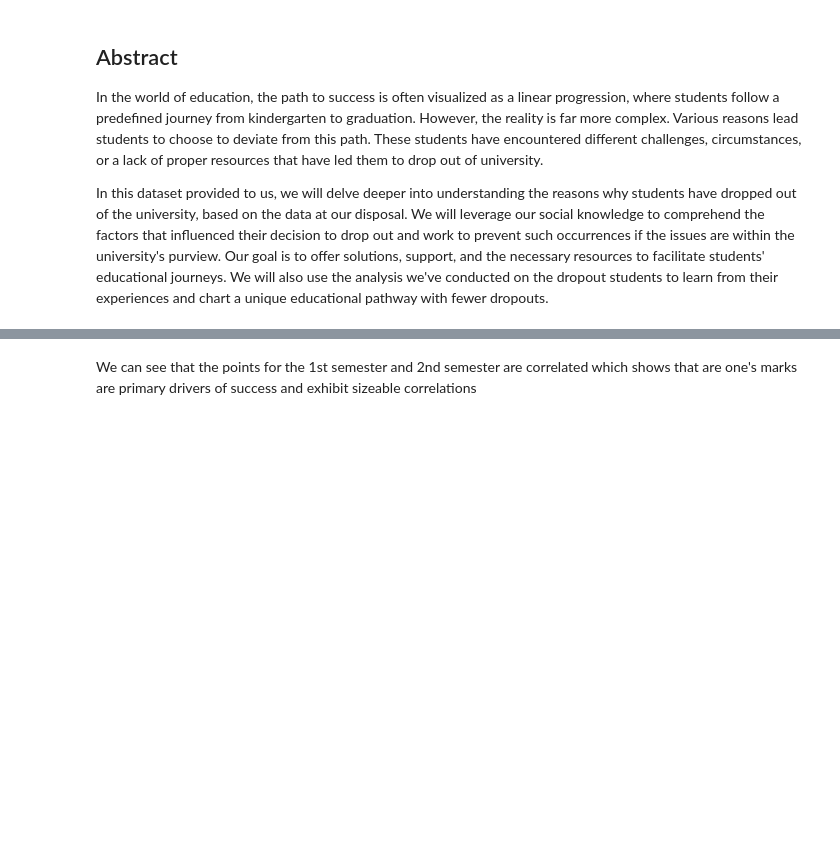
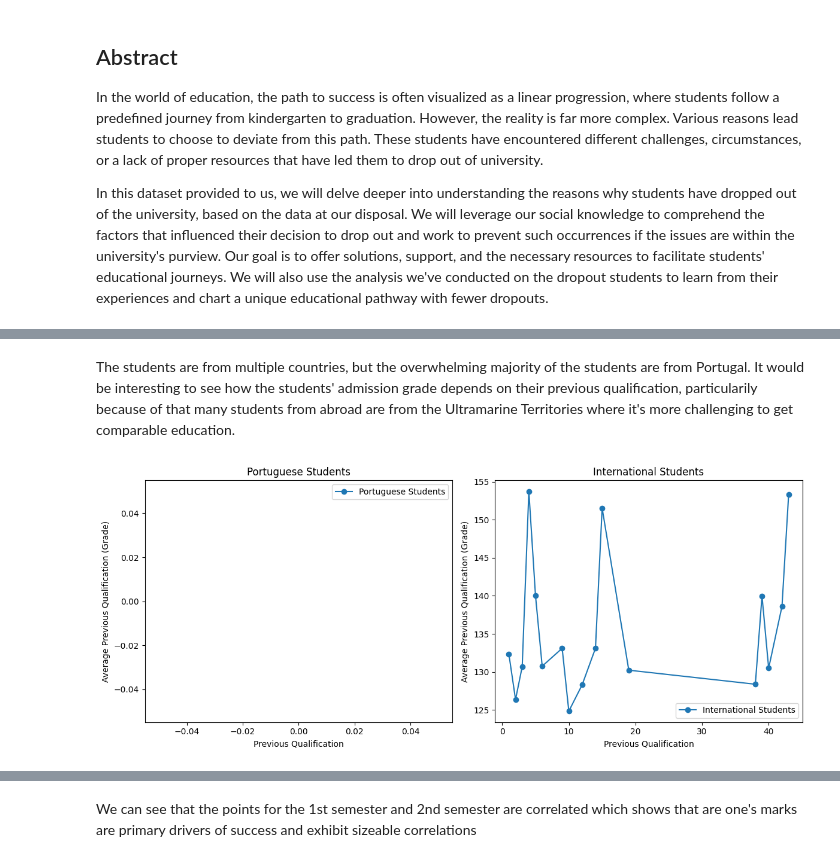
Before and after one commit to atdiausx2/albudurarrtu, a Jupyter notebook: report_AzadhdhinNedalYunisAlFraijat.ipynb, the cells around one changed output, grey strips where cells are left out. Cells and saved outputs as stored; diff of their text form; code cells hidden in the pictures; blank space fills up the shorter version.

```diff
--- a/report_AzadhdhinNedalYunisAlFraijat.ipynb
+++ b/report_AzadhdhinNedalYunisAlFraijat.ipynb
@@ -46,0 +78,5 @@ In this dataset provided to us, we will delve deeper into understanding the reas
+# %%
+# Get an overview of the data types
+import pandas as pd
+data = pd.read_csv('data/data.csv', sep=';')
+# data.dtypes.value_counts()
@@ -46,0 +127,6 @@ In this dataset provided to us, we will delve deeper into understanding the reas
+# %%
+# Rename the column from 'Daytime/evening attendance\t' to 'Daytime/evening attendance'
+data.rename(columns={'Daytime/evening attendance\t': 'Daytime/evening attendance'}, inplace=True)
+
+# Get descriptive statistics
+data.describe()
@@ -46,0 +144,35 @@ In this dataset provided to us, we will delve deeper into understanding the reas
+# %% [markdown]
+The students are from multiple countries, but the overwhelming majority of the students are from Portugal. It would be interesting to see how the students' admission grade depends on their previous qualification, particularily because of that many students from abroad are from the Ultramarine Territories where it's more challenging to get comparable education.
+# %%
+import matplotlib.pyplot as plt
+
+# Separate students into Portuguese and international groups
+portuguese_students = data[data['Nacionality'] == 'Portuguese']
+international_students = data[data['Nacionality'] != 'Portuguese']
+
+# Group each group by previous qualification and calculate the average previous qualification
+avg_portuguese_qualification = portuguese_students.groupby('Previous qualification')['Previous qualification (grade)'].mean()
+avg_international_qualification = international_students.groupby('Previous qualification')['Previous qualification (grade)'].mean()
+
+# Create subplots
+fig, axes = plt.subplots(1, 2, figsize=(12, 5))
+
+# Plot for Portuguese Students
+axes[0].plot(avg_portuguese_qualification.index, avg_portuguese_qualification, label='Portuguese Students', marker='o')
+axes[0].set_title('Portuguese Students')
+axes[0].set_xlabel('Previous Qualification')
+axes[0].set_ylabel('Average Previous Qualification (Grade)')
+axes[0].legend()
+
+# Plot for International Students
+axes[1].plot(avg_international_qualification.index, avg_international_qualification, label='International Students', marker='o')
+axes[1].set_title('International Students')
+axes[1].set_xlabel('Previous Qualification')
+axes[1].set_ylabel('Average Previous Qualification (Grade)')
+axes[1].legend()
+
+# Adjust layout
+plt.tight_layout()
+plt.show()
+# %% [output]
+[figure, added]
```
Also changed, not shown: parts of 51 cells of this notebook, 38 other files.
